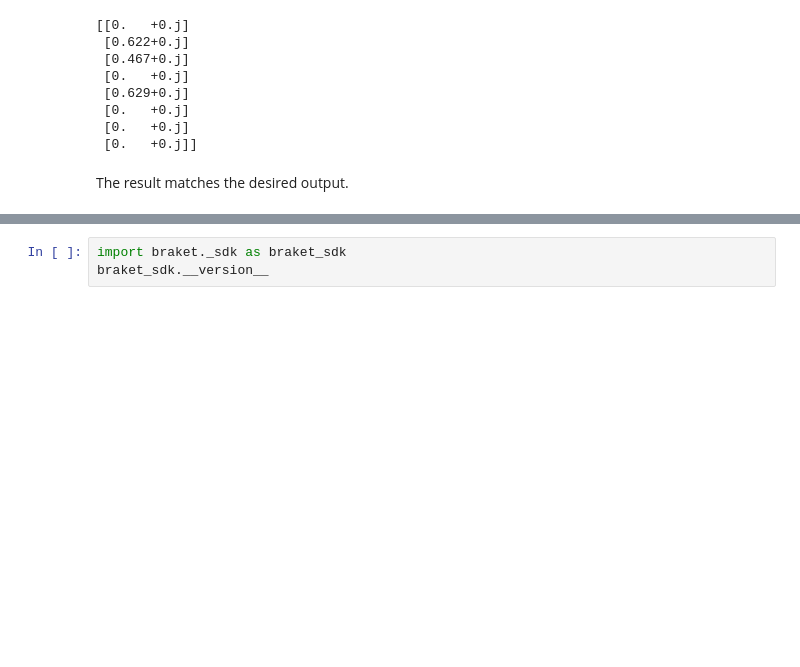
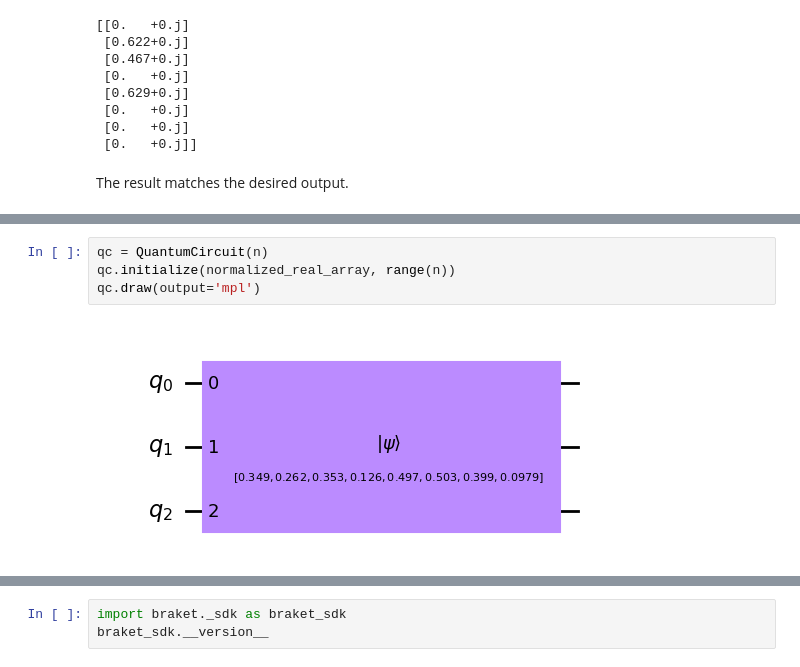
Before and after one commit to guikaiwen/qubit_efficient_QSP, a Jupyter notebook: QSP_Method_Call_Demo .ipynb, the cells around one changed output, grey strips where cells are left out. Drawn from its saved outputs; the diff is of its cells as text; blank space fills up the shorter version.

```diff
--- a/QSP_Method_Call_Demo .ipynb
+++ b/QSP_Method_Call_Demo .ipynb
@@ -257,0 +258,6 @@ The result matches the desired output.
+# %%
+qc = QuantumCircuit(n)
+qc.initialize(normalized_real_array, range(n))
+qc.draw(output='mpl')
+# %% [output]
+[figure, added]
```
Also changed, not shown: parts of 14 cells of this notebook, 2 other files.
